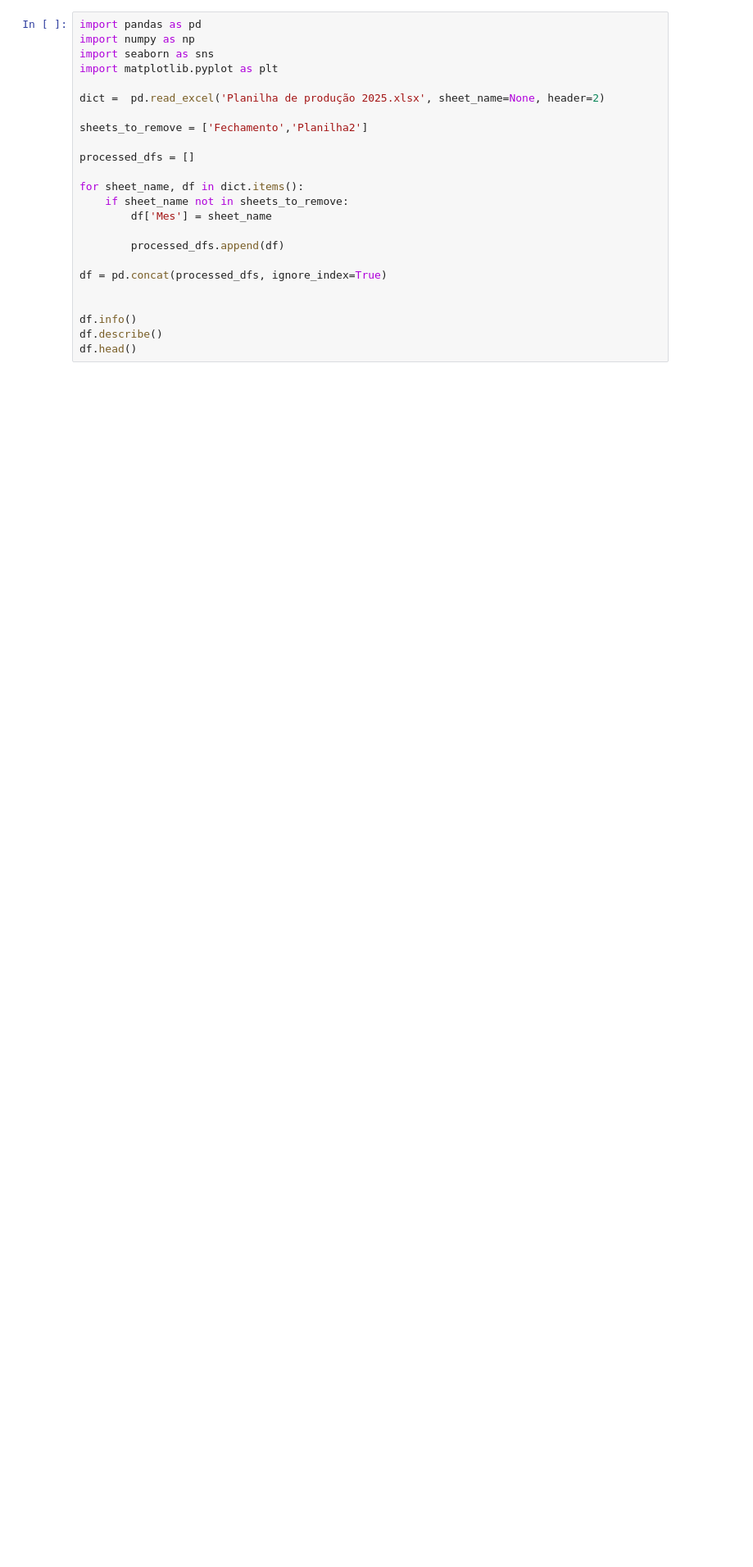
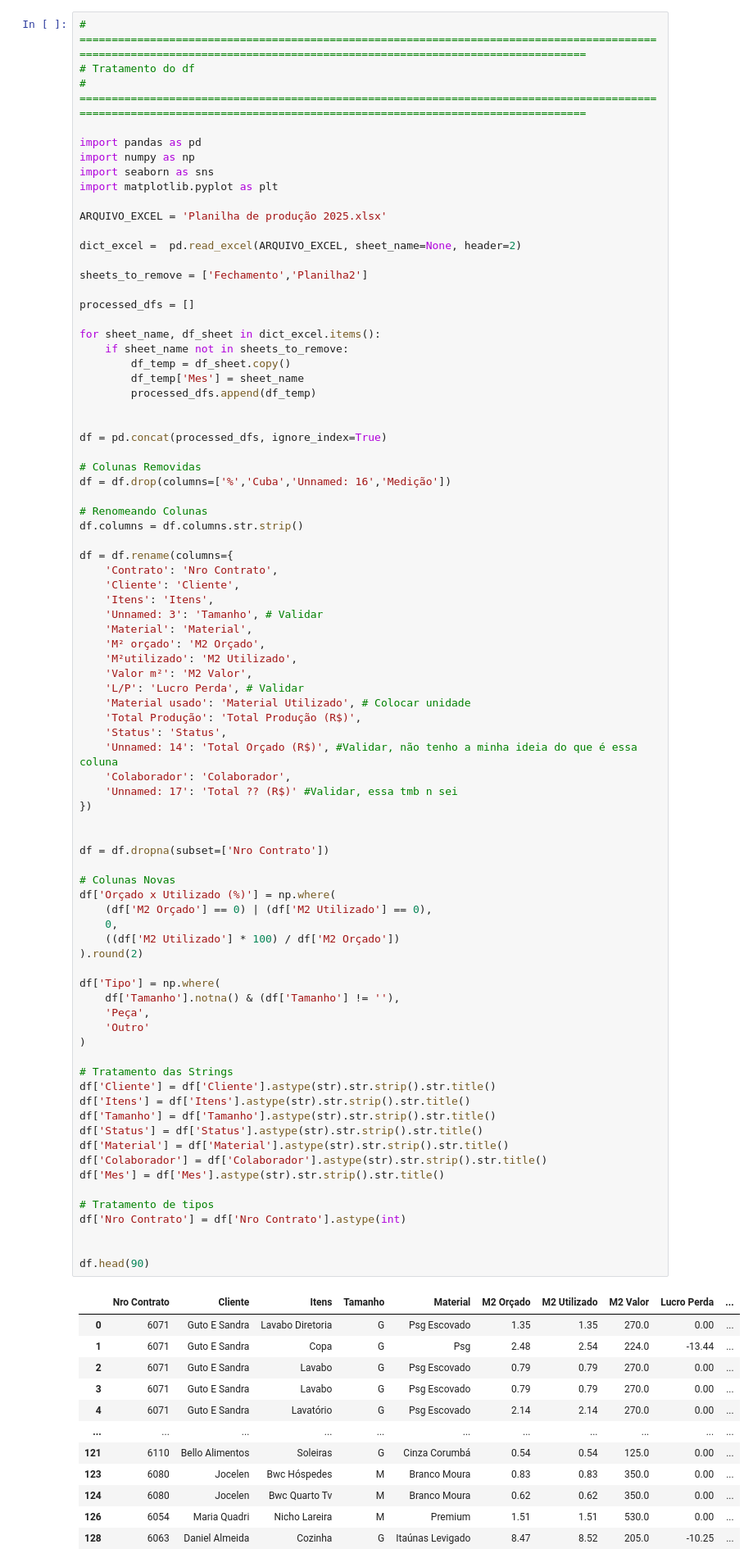
Before and after one commit to JoaoPauloClass/Trabalho-DataScience-Machine-Learning, a Jupyter notebook: notebook.ipynb, the cells around one changed output. Shown at 82% size. Drawn from its saved outputs; the diff is of its cells as text; blank space fills up the shorter version.

Commit message:
Tratamento do dataframe de peças, inicio do tratamento do dataframe de faturamento

```diff
--- a/notebook.ipynb
+++ b/notebook.ipynb
@@ -1,25 +10,94 @@
 # %%
+# =========================================================================================================================================================================
+# Tratamento do df
+# =========================================================================================================================================================================
+
 import pandas as pd
 import numpy as np
 import seaborn as sns
 import matplotlib.pyplot as plt
 
-dict =  pd.read_excel('Planilha de produção 2025.xlsx', sheet_name=None, header=2)
+ARQUIVO_EXCEL = 'Planilha de produção 2025.xlsx'
+
+dict_excel =  pd.read_excel(ARQUIVO_EXCEL, sheet_name=None, header=2)
 
 sheets_to_remove = ['Fechamento','Planilha2']
 
 processed_dfs = []
 
-for sheet_name, df in dict.items():
+for sheet_name, df_sheet in dict_excel.items():
     if sheet_name not in sheets_to_remove:
-        df['Mes'] = sheet_name
+        df_temp = df_sheet.copy()
+        df_temp['Mes'] = sheet_name
+        processed_dfs.append(df_temp)
 
-        processed_dfs.append(df)
 
 df = pd.concat(processed_dfs, ignore_index=True)
 
+# Colunas Removidas
+df = df.drop(columns=['%','Cuba','Unnamed: 16','Medição'])
 
-df.info()
-df.describe()
-df.head()
+# Renomeando Colunas
+df.columns = df.columns.str.strip()
+
+df = df.rename(columns={
+    'Contrato': 'Nro Contrato',
+    'Cliente': 'Cliente',
+    'Itens': 'Itens',
+    'Unnamed: 3': 'Tamanho', # Validar
+    'Material': 'Material',
+    'M² orçado': 'M2 Orçado',
+    'M²utilizado': 'M2 Utilizado',
+    'Valor m²': 'M2 Valor',
+    'L/P': 'Lucro Perda', # Validar
+    'Material usado': 'Material Utilizado', # Colocar unidade
+    'Total Produção': 'Total Produção (R$)',
+    'Status': 'Status',
+    'Unnamed: 14': 'Total Orçado (R$)', #Validar, não tenho a minha ideia do que é essa coluna
+    'Colaborador': 'Colaborador',
+    'Unnamed: 17': 'Total ?? (R$)' #Validar, essa tmb n sei
+})
+
+
+df = df.dropna(subset=['Nro Contrato'])
+
+# Colunas Novas
+df['Orçado x Utilizado (%)'] = np.where(
+    (df['M2 Orçado'] == 0) | (df['M2 Utilizado'] == 0),
+    0,
+    ((df['M2 Utilizado'] * 100) / df['M2 Orçado'])
+).round(2)
+
+df['Tipo'] = np.where(
+    df['Tamanho'].notna() & (df['Tamanho'] != ''),
+    'Peça',
+    'Outro'
+)
+
+# Tratamento das Strings
+df['Cliente'] = df['Cliente'].astype(str).str.strip().str.title()
+df['Itens'] = df['Itens'].astype(str).str.strip().str.title()
+df['Tamanho'] = df['Tamanho'].astype(str).str.strip().str.title()
+df['Status'] = df['Status'].astype(str).str.strip().str.title()
+df['Material'] = df['Material'].astype(str).str.strip().str.title()
+df['Colaborador'] = df['Colaborador'].astype(str).str.strip().str.title()
+df['Mes'] = df['Mes'].astype(str).str.strip().str.title()
+
+# Tratamento de tipos
+df['Nro Contrato'] = df['Nro Contrato'].astype(int)
+
+
+df.head(90)
 # %% [output]
+|  | Nro Contrato | Cliente | Itens | Tamanho | Material | M2 Orçado | M2 Utilizado | M2 Valor | Lucro Perda | ... |
+| 0 | 6071 | Guto E Sandra | Lavabo Diretoria | G | Psg Escovado | 1.35 | 1.35 | 270.0 | 0.00 | ... |
+| 1 | 6071 | Guto E Sandra | Copa | G | Psg | 2.48 | 2.54 | 224.0 | -13.44 | ... |
+| 2 | 6071 | Guto E Sandra | Lavabo | G | Psg Escovado | 0.79 | 0.79 | 270.0 | 0.00 | ... |
+| 3 | 6071 | Guto E Sandra | Lavabo | G | Psg Escovado | 0.79 | 0.79 | 270.0 | 0.00 | ... |
+| 4 | 6071 | Guto E Sandra | Lavatório | G | Psg Escovado | 2.14 | 2.14 | 270.0 | 0.00 | ... |
+| ... | ... | ... | ... | ... | ... | ... | ... | ... | ... | ... |
+| 121 | 6110 | Bello Alimentos | Soleiras | G | Cinza Corumbá | 0.54 | 0.54 | 125.0 | 0.00 | ... |
+| 123 | 6080 | Jocelen | Bwc Hóspedes | M | Branco Moura | 0.83 | 0.83 | 350.0 | 0.00 | ... |
+| 124 | 6080 | Jocelen | Bwc Quarto Tv | M | Branco Moura | 0.62 | 0.62 | 350.0 | 0.00 | ... |
+| 126 | 6054 | Maria Quadri | Nicho Lareira | M | Premium | 1.51 | 1.51 | 530.0 | 0.00 | ... |
+| 128 | 6063 | Daniel Almeida | Cozinha | G | Itaúnas Levigado | 8.47 | 8.52 | 205.0 | -10.25 | ... |
```
Also changed, not shown: parts of 4 cells of this notebook.
